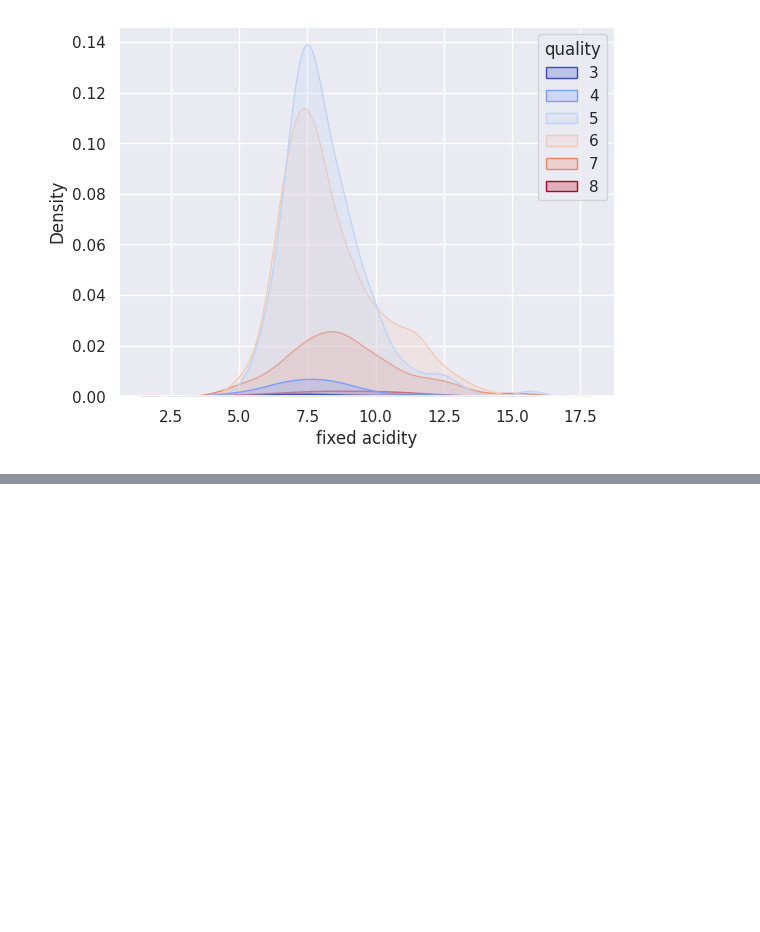
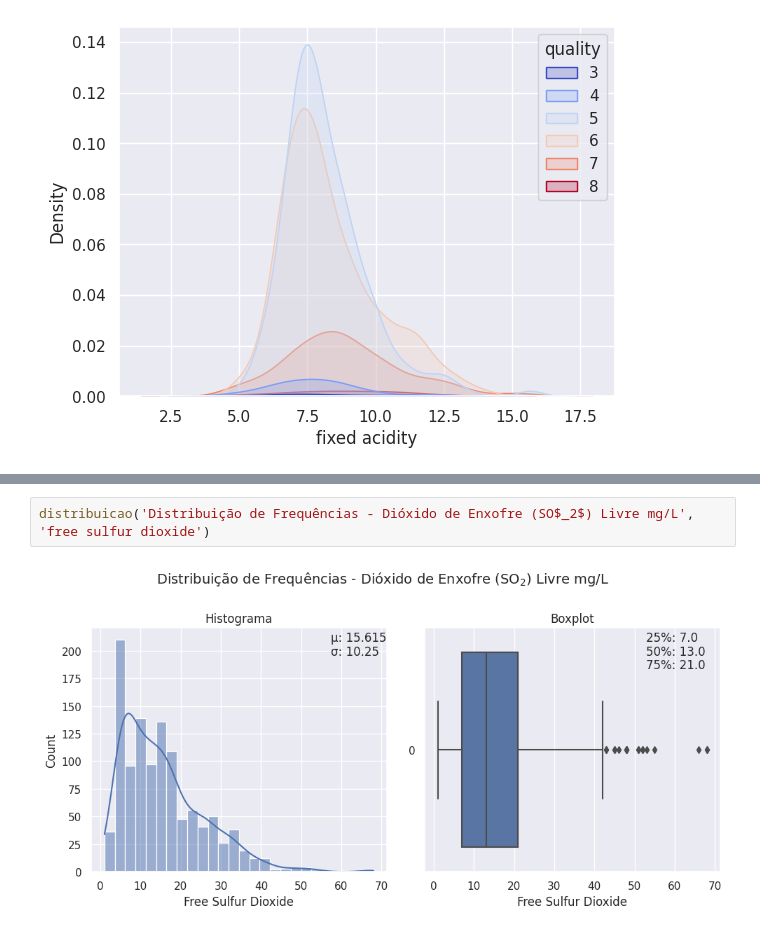
Before and after one commit to jmacedo91/01-World-Population-Data-Analysis, a Jupyter notebook: 002 - Wine Quality EDA and Classification.ipynb, the cells around one changed output, grey strips where cells are left out. Drawn from its saved outputs; the diff is of its cells as text; blank space fills up the shorter version.

```diff
--- a/002 - Wine Quality EDA and Classification.ipynb
+++ b/002 - Wine Quality EDA and Classification.ipynb
@@ -241,0 +258,4 @@ Os vinhos avaliados com melhor qualidade apresentaram valores médios de acidez
+# %%
+distribuicao('Distribuição de Frequências - Dióxido de Enxofre (SO$_2$) Livre mg/L', 'free sulfur dioxide')
+# %% [output]
+[figure, added]
```
Also changed, not shown: parts of 15 cells of this notebook.
